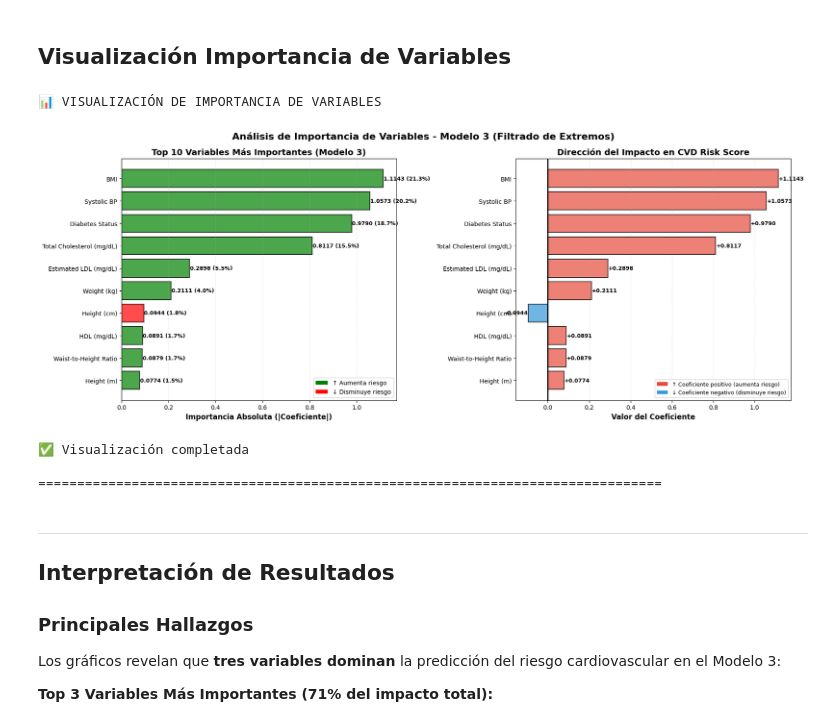
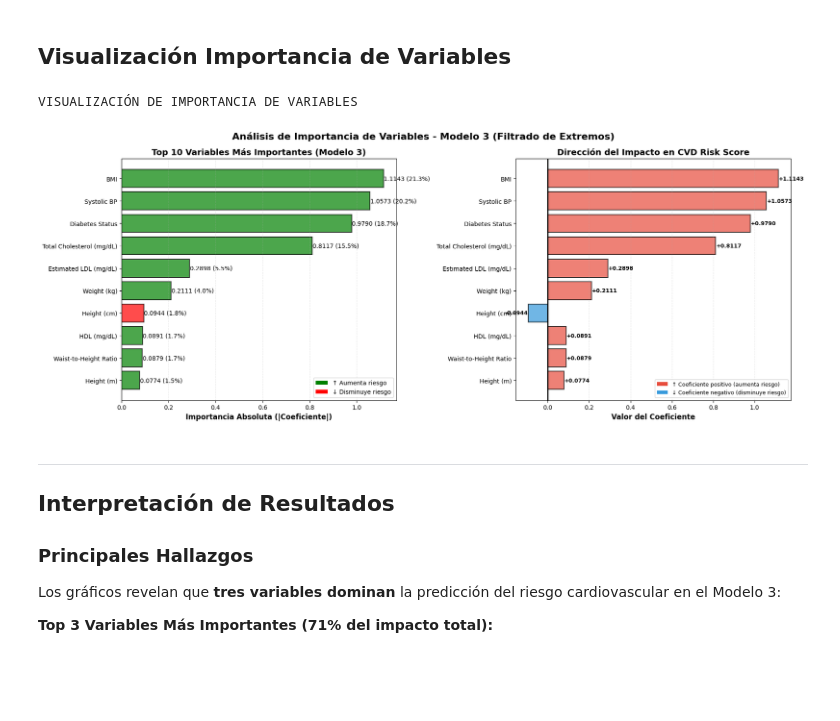
Before and after one commit to jcamilc17/Laboratorio-1_ML, a Jupyter notebook: Laboratorio1.ipynb, the cells around one changed output. Cells and saved outputs as stored; diff of their text form; code cells hidden in the pictures; blank space fills up the shorter version.

```diff
--- a/Laboratorio1.ipynb
+++ b/Laboratorio1.ipynb
@@ -2202,16 +1961,11 @@ print("\n" + "="*80 + "\n")
 # %% [markdown]
 ## Visualización Importancia de Variables
 # %%
-# ============================================================================
-# VISUALIZACIÓN - IMPORTANCIA DE VARIABLES
-# ============================================================================
-print("📊 VISUALIZACIÓN DE IMPORTANCIA DE VARIABLES\n")
+print("VISUALIZACIÓN DE IMPORTANCIA DE VARIABLES\n")
 
 fig, axes = plt.subplots(1, 2, figsize=(18, 7))
 
-# ============================================================================
 # GRÁFICO 1: Top 10 Variables por Importancia Absoluta
-# ============================================================================
 ax1 = axes[0]
 
 top_10 = importancia_vars.head(10)
@@ -2228,9 +1982,8 @@ ax1.invert_yaxis()
 ax1.grid(axis='x', alpha=0.3, linestyle='--')
 
 # Valores sobre barras
-for i, (bar, val, pct) in enumerate(zip(bars1, top_10['Coef_Abs'], top_10['Importancia_Relativa_%'])):
-    ax1.text(val + 0.001, i, f'{val:.4f} ({pct:.1f}%)',
-             va='center', fontsize=9, fontweight='bold')
+for i, (bar, val, pct) in enumerate(zip(bars1, top_10['Coef_Abs'], top_10['Importancia_%'])):
+    ax1.text(val + 0.001, i, f'{val:.4f} ({pct:.1f}%)', ha='left', va='center')
 
 # Leyenda
 from matplotlib.patches import Patch
@@ -2240,9 +1993,7 @@ legend_elements = [
 ]
 ax1.legend(handles=legend_elements, loc='lower right', fontsize=10)
 
-# ============================================================================
 # GRÁFICO 2: Coeficientes con Dirección (Positivos y Negativos)
-# ============================================================================
 ax2 = axes[1]
 
 top_10_dir = importancia_vars.head(10)
@@ -2251,41 +2002,35 @@ colores_dir = ['#e74c3c' if c > 0 else '#3498db' for c in top_10_dir['Coeficient
 bars2 = ax2.barh(range(len(top_10_dir)), top_10_dir['Coeficiente'],
                  color=colores_dir, edgecolor='black', linewidth=1.5, alpha=0.7)
 
 ax2.set_yticks(range(len(top_10_dir)))
 ax2.set_yticklabels(top_10_dir['Variable'], fontsize=10)
 ax2.set_xlabel('Valor del Coeficiente', fontsize=12, fontweight='bold')
 ax2.set_title('Dirección del Impacto en CVD Risk Score', fontsize=14, fontweight='bold')
 ax2.invert_yaxis()
 ax2.axvline(x=0, color='black', linestyle='-', linewidth=2)
 ax2.grid(axis='x', alpha=0.3, linestyle='--')
 
 # Valores sobre barras
 for i, (bar, val) in enumerate(zip(bars2, top_10_dir['Coeficiente'])):
     x_pos = val + (0.002 if val > 0 else -0.002)
     ha = 'left' if val > 0 else 'right'
     ax2.text(x_pos, i, f'{val:+.4f}', va='center', ha=ha,
              fontsize=9, fontweight='bold')
 
 # Leyenda
 legend_elements2 = [
     Patch(facecolor='#e74c3c', label='↑ Coeficiente positivo (aumenta riesgo)'),
     Patch(facecolor='#3498db', label='↓ Coeficiente negativo (disminuye riesgo)')
 ]
 ax2.legend(handles=legend_elements2, loc='best', fontsize=9)
 
 plt.suptitle('Análisis de Importancia de Variables - Modelo 3 (Filtrado de Extremos)',
              fontsize=16, fontweight='bold', y=0.98)
 plt.tight_layout()
 plt.show()
-
-print("✅ Visualización completada\n")
-print("="*80 + "\n")
 # %% [output]
-📊 VISUALIZACIÓN DE IMPORTANCIA DE VARIABLES
+VISUALIZACIÓN DE IMPORTANCIA DE VARIABLES
-[figure, old version]
+[figure, new version]
-✅ Visualización completada
-
-================================================================================
 # %% [markdown]
 ---
 
```
Also changed, not shown: parts of 25 cells of this notebook, 2 other files.
